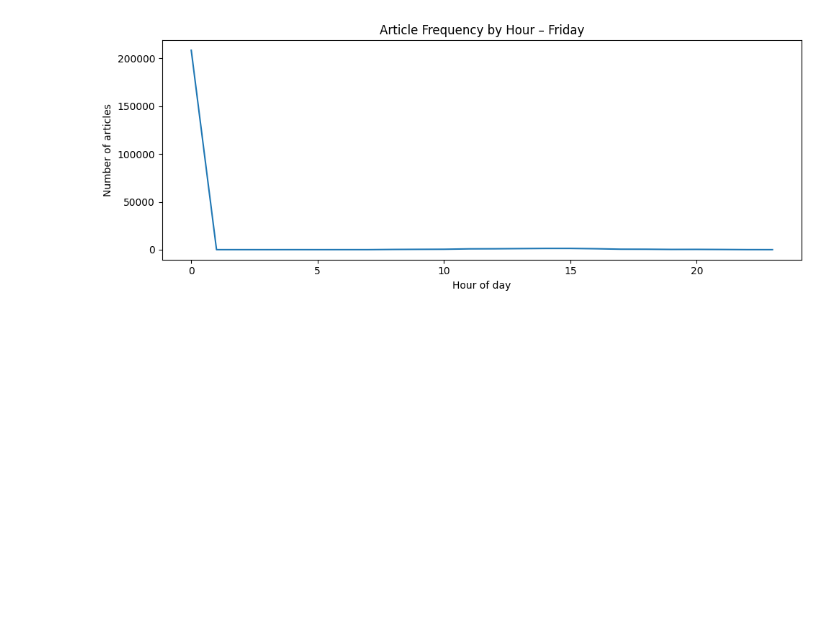
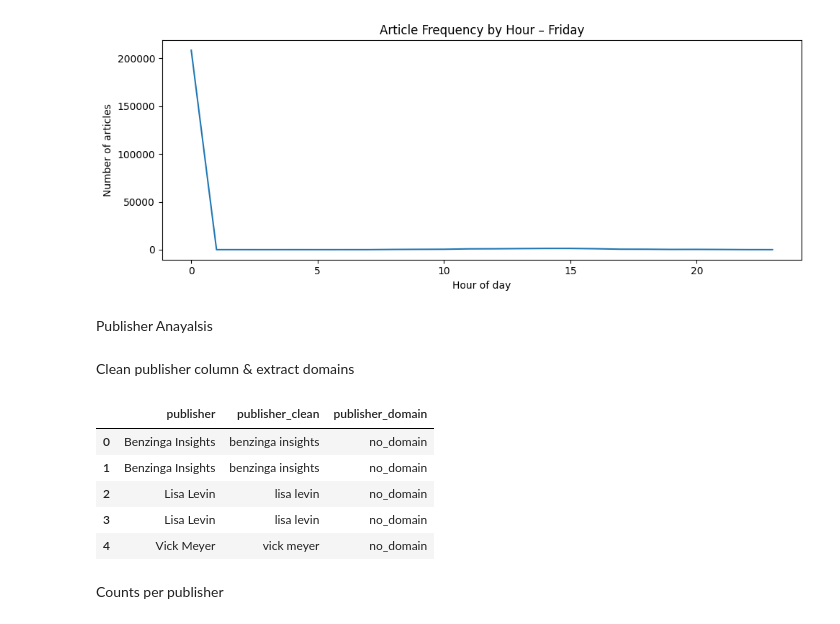
Before and after one commit to Filimon-H/Predicting-Price-Moves-with-News-Sentiment, a Jupyter notebook: notebooks/News_EDA.ipynb, the cells around one changed output. Drawn from its saved outputs; the diff is of its cells as text; code cells hidden in the pictures; blank space fills up the shorter version.

```diff
--- a/notebooks/News_EDA.ipynb
+++ b/notebooks/News_EDA.ipynb
@@ -507,3 +507,33 @@ for day in ["Monday", "Friday"]:
 # %% [output]
 [figure]
 [figure]
+# %% [markdown]
+Publisher Anayalsis
+# %% [markdown]
+Clean publisher column & extract domains
+# %%
+
+
+# Ensure publisher is string
+df["publisher"] = df["publisher"].astype(str).str.strip()
+
+# Optional: a lowercased version for grouping
+df["publisher_clean"] = df["publisher"].str.lower().str.strip()
+
+# Extract email domain if publisher is an email (e.g. someone@benzinga.com)
+df["publisher_domain"] = (
+    df["publisher"]
+    .str.extract(r'@(.+)$')[0]      # text after '@'
+    .fillna("no_domain")           # non-email publishers
+)
+
+df[["publisher", "publisher_clean", "publisher_domain"]].head()
+# %% [output]
+|  | publisher | publisher_clean | publisher_domain |
+| 0 | Benzinga Insights | benzinga insights | no_domain |
+| 1 | Benzinga Insights | benzinga insights | no_domain |
+| 2 | Lisa Levin | lisa levin | no_domain |
+| 3 | Lisa Levin | lisa levin | no_domain |
+| 4 | Vick Meyer | vick meyer | no_domain |
+# %% [markdown]
+Counts per publisher
```
Also changed, not shown: parts of 9 cells of this notebook.
